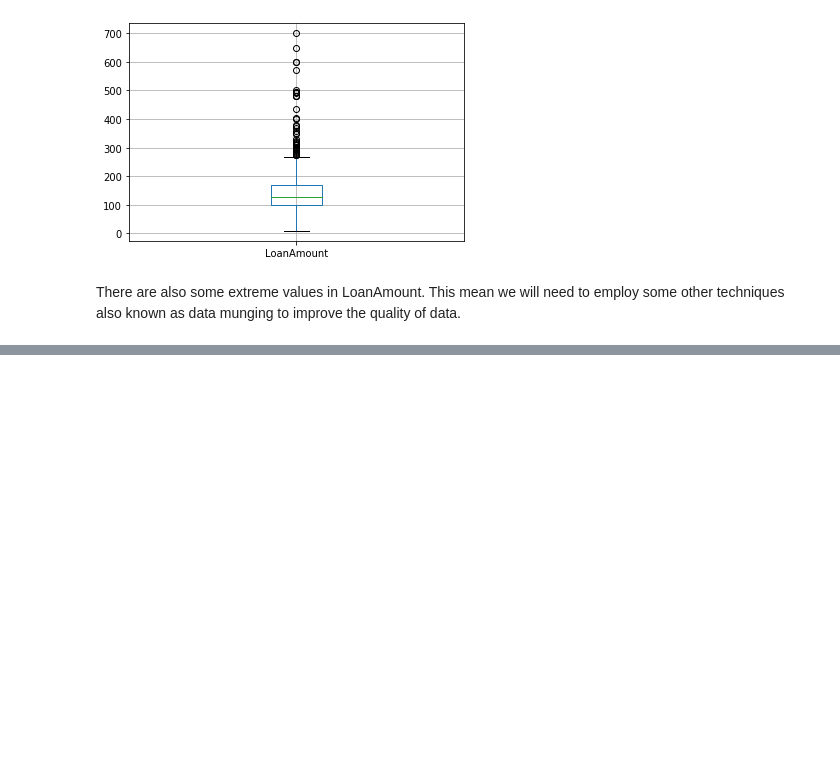
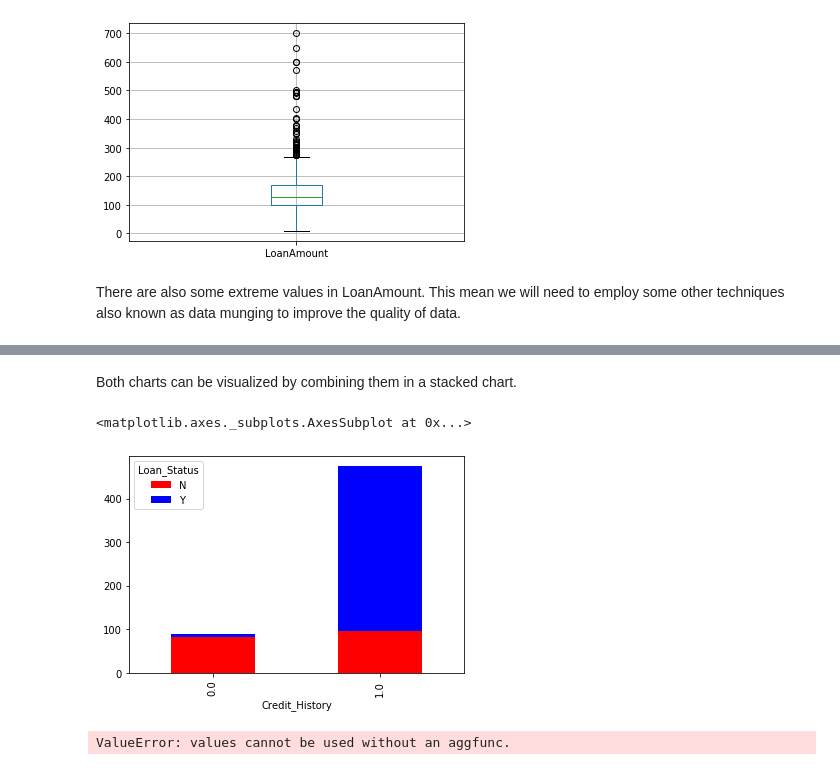
Before and after one commit to kdenny25/Loan_Prediction, a Jupyter notebook: Loan Prediction.ipynb, the cells around one changed output, grey strips where cells are left out. Drawn from its saved outputs; the diff is of its cells as text; code cells hidden in the pictures; blank space fills up the shorter version.

```diff
--- a/Loan Prediction.ipynb
+++ b/Loan Prediction.ipynb
@@ -124,0 +169,15 @@ There are also some extreme values in LoanAmount. This mean we will need to empl
+# %% [markdown]
+Both charts can be visualized by combining them in a stacked chart.
+# %%
+temp3 = pd.crosstab(df_train['Credit_History'], df_train['Loan_Status'])
+
+temp3.plot(kind='bar', stacked=True, color=['red', 'blue'], grid=False)
+# %% [output]
+<matplotlib.axes._subplots.AxesSubplot at 0x...>
+[figure, added]
+# %%
+temp4 = pd.crosstab(df_train['Credit_History'], df_train['Loan_Status'], df_train['Gender'])
+
+temp4.plot(kind='bar', stacked=True, color=['red', 'blue'], grid=False)
+# %% [output]
+ValueError: values cannot be used without an aggfunc.
```
Also changed, not shown: parts of 3 cells of this notebook.
